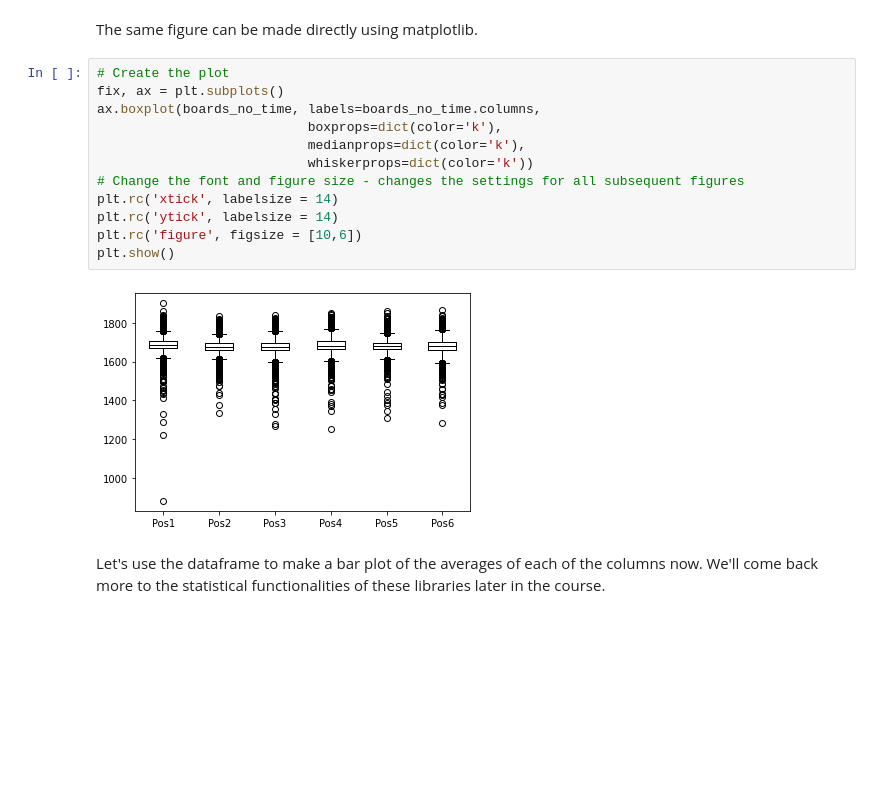
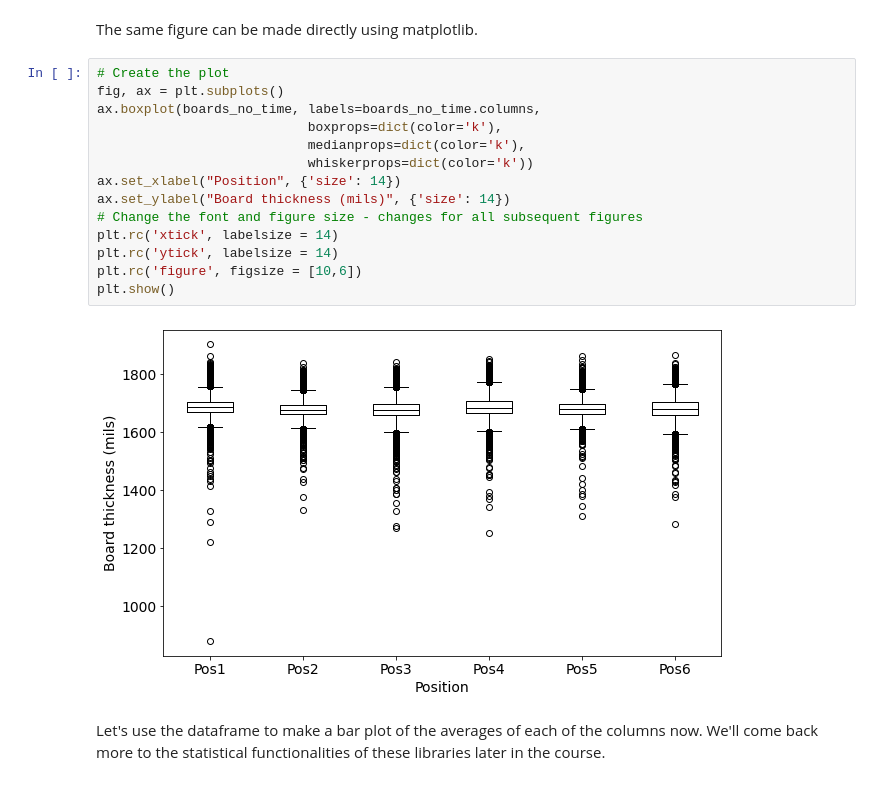
Before and after one commit to DalleAveLab/MATLS3J03-2021, a Jupyter notebook: ReadingDataandPlotting/ReadingDataAndPlotting.ipynb, the cells around one changed output. Saved outputs shown, nothing was run; the diff lists cells and outputs as text; blank space fills up the shorter version.

Commit message:
Added axis labels to some of the plots

```diff
--- a/ReadingDataandPlotting/ReadingDataAndPlotting.ipynb
+++ b/ReadingDataandPlotting/ReadingDataAndPlotting.ipynb
@@ -220,18 +222,20 @@ plt.show()
 The same figure can be made directly using matplotlib.
 # %%
 # Create the plot
-fix, ax = plt.subplots()
+fig, ax = plt.subplots()
 ax.boxplot(boards_no_time, labels=boards_no_time.columns,
                            boxprops=dict(color='k'),
                            medianprops=dict(color='k'),
                            whiskerprops=dict(color='k'))
-# Change the font and figure size - changes the settings for all subsequent figures
+ax.set_xlabel("Position", {'size': 14})
+ax.set_ylabel("Board thickness (mils)", {'size': 14})
+# Change the font and figure size - changes for all subsequent figures
 plt.rc('xtick', labelsize = 14)
 plt.rc('ytick', labelsize = 14)
 plt.rc('figure', figsize = [10,6])
 plt.show()
 # %% [output]
-[figure, old version]
+[figure, new version]
 # %% [markdown]
 Let's use the dataframe to make a bar plot of the averages of each of the columns now. We'll come back more to the statistical functionalities of these libraries later in the course.
 # %%
```
Also changed, not shown: parts of 1 cell of this notebook.
